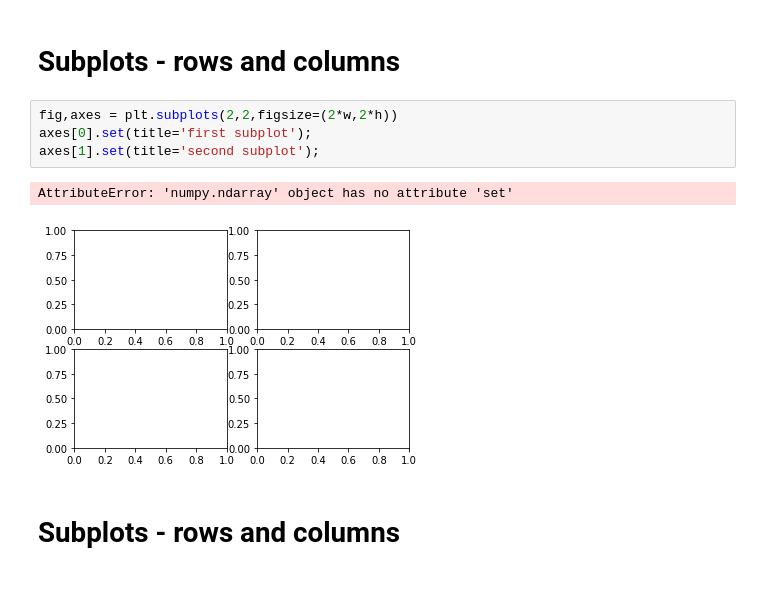
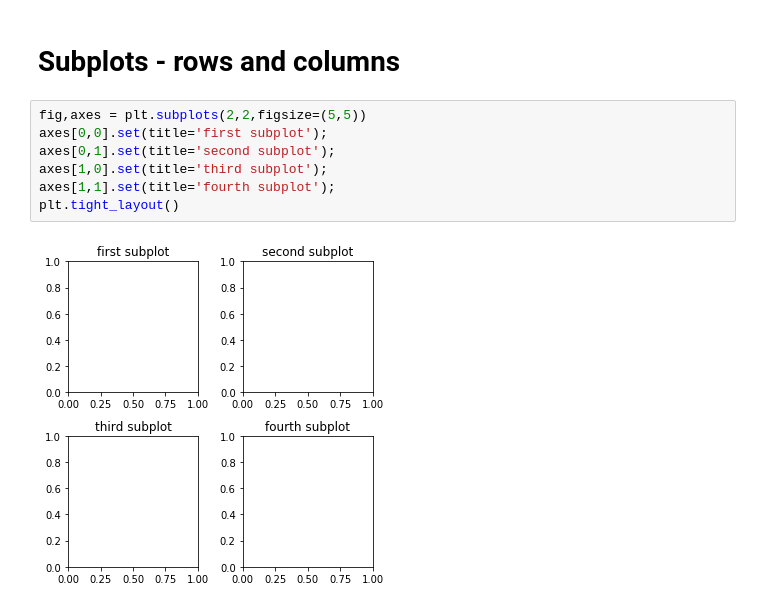
Before and after one commit to lacdr-tox/basic-programming-in-drug-discovery, a Jupyter notebook: python/slides/Numerics and Plotting.ipynb, the cells around one changed output. Drawn from its saved outputs; the diff is of its cells as text.

```diff
--- a/python/slides/Numerics and Plotting.ipynb
+++ b/python/slides/Numerics and Plotting.ipynb
@@ -464,11 +403,11 @@ plt.tight_layout()
 # %% [markdown]
 # Subplots - rows and columns
 # %%
-fig,axes = plt.subplots(2,2,figsize=(2*w,2*h))
-axes[0].set(title='first subplot');
-axes[1].set(title='second subplot');
+fig,axes = plt.subplots(2,2,figsize=(5,5))
+axes[0,0].set(title='first subplot');
+axes[0,1].set(title='second subplot');
+axes[1,0].set(title='third subplot');
+axes[1,1].set(title='fourth subplot');
+plt.tight_layout()
 # %% [output]
-AttributeError: 'numpy.ndarray' object has no attribute 'set'
-[figure, old version]
+[figure, new version]
-# %% [markdown]
-# Subplots - rows and columns
```
Also changed, not shown: parts of 36 cells of this notebook.
